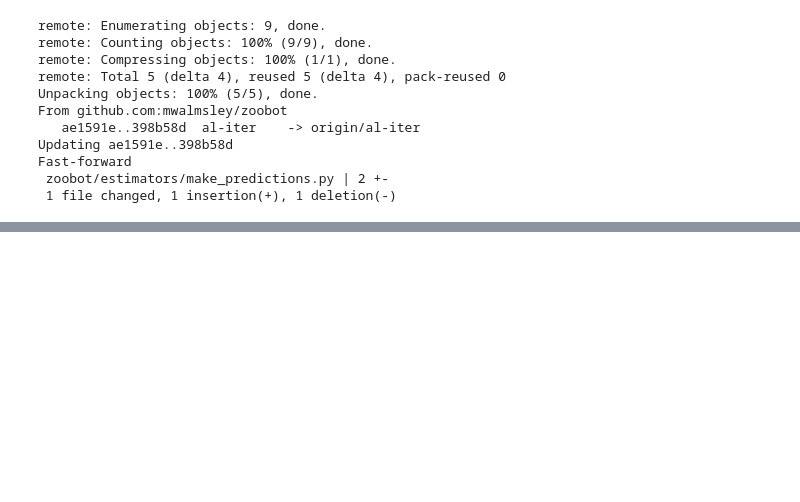
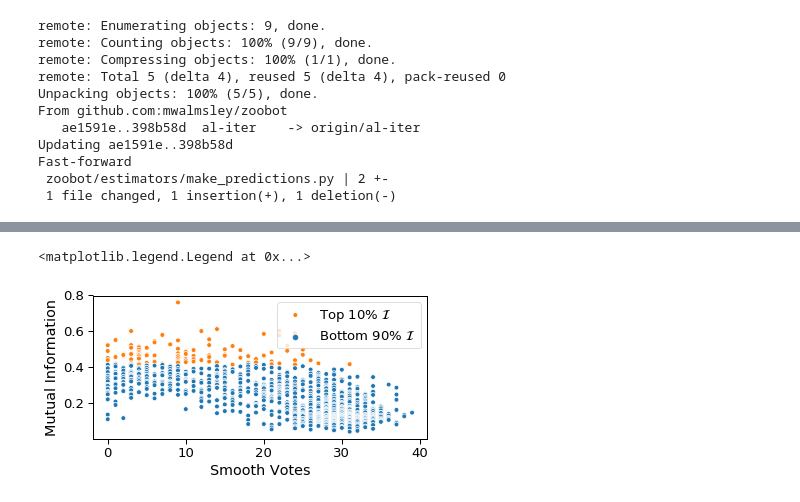
Before and after one commit to colinleach/zoobot, a Jupyter notebook: aas_uncertainty.ipynb, the cells around one changed output, grey strips where cells are left out. Saved outputs shown, nothing was run; the diff lists cells and outputs as text; code cells hidden in the pictures; blank space fills up the shorter version.

```diff
--- a/aas_uncertainty.ipynb
+++ b/aas_uncertainty.ipynb
@@ -158,13 +174,6 @@ ValueError: x and y must have same first dimension, but have shapes (41,) and (1
 # %%
 # acquisition_utils.save_acquisition_examples(model., model.mutual_info, 'mutual_info', save_dir)
 # %%
-
-
-
-# add in catalog details for more metrics
-catalog = pd.DataFrame('data/panoptes_predictions_selected.csv')
-sim_model = simulated_metrics.SimulatedModel(model, catalog)
-
-sim_model.show_coverage(save_dir)
-sim_model.compare_binomial_and_abs_error(save_dir)
+# sim_model.show_coverage(save_dir)
+# sim_model.compare_binomial_and_abs_error(save_dir)
 sim_model.show_acquisition_vs_label(save_dir)
@@ -170,0 +192,12 @@ sim_model.show_acquisition_vs_label(save_dir)
+# %%
+ax0 = plt.subplot(gs[:4, :])
+sns.scatterplot(
+    np.array(sim_model.catalog['smooth-or-featured_smooth_fraction'] * 40).astype(int),
+    sim_model.model.mutual_info, hue=sim_model.model.mutual_info > sim_model.model.mutual_info[103],
+    ax=ax0)
+ax0.set_ylabel('Mutual Information')
+ax0.set_xlabel('Smooth Votes')
+ax0.legend([r'Top 10% $\mathcal{I}$', r'Bottom 90% $\mathcal{I}$'])
+# %% [output]
+<matplotlib.legend.Legend at 0x...>
+[figure, added]
```
Also changed, not shown: parts of 62 cells of this notebook, 6 other files.
